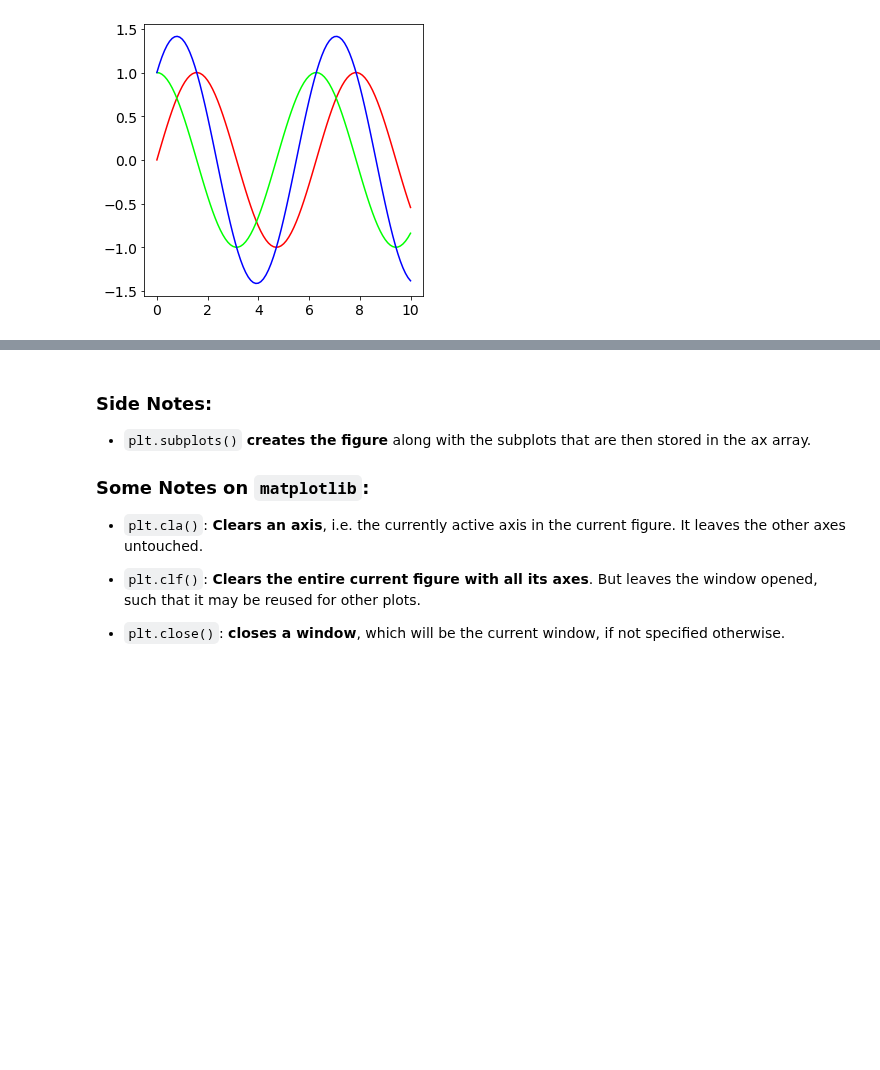
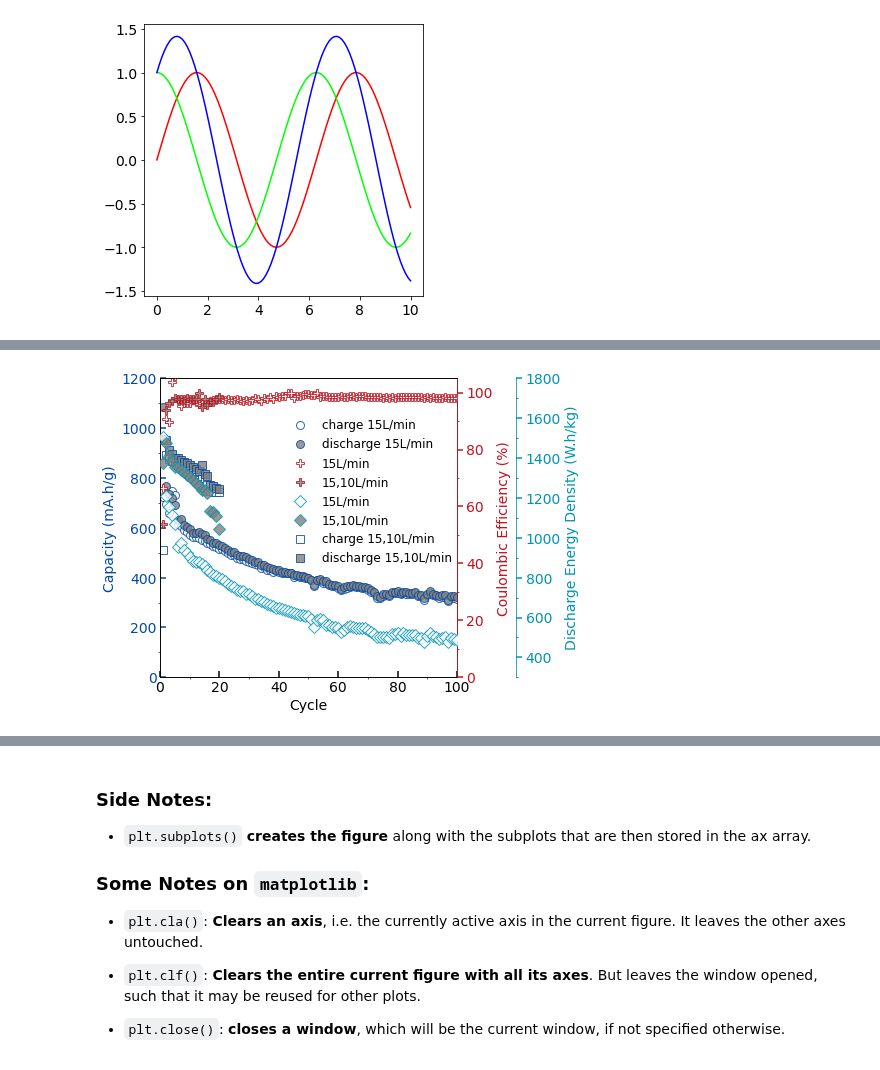
Before and after one commit to DavoodSZ1993/Python_Tutorial, a Jupyter notebook: 1_matplotlib_plots.ipynb, the cells around one changed output, grey strips where cells are left out. Drawn from its saved outputs; the diff is of its cells as text; code cells hidden in the pictures; blank space fills up the shorter version.

```diff
--- a/1_matplotlib_plots.ipynb
+++ b/1_matplotlib_plots.ipynb
@@ -510,15 +510,15 @@ The most popular are Hex color codes; three byte hexadecimal numbers (meaning th
 # %%
 colors = ['#ff0000', '#00ff00', '#0000ff']
 
-x = np.arange(0, 10.1, 0.1)
-y1 = np.sin(x)
-y2 = np.cos(x)
-y3 = np.add(y1, y2)
+xx = np.arange(0, 10.1, 0.1)
+yy1 = np.sin(xx)
+yy2 = np.cos(xx)
+yy3 = np.add(yy1, yy2)
 
 fig = plt.figure(1, figsize=(5, 5))
-plt.plot(x, y1, c=colors[0])
-plt.plot(x, y2, c=colors[1])
-plt.plot(x, y3, c=colors[2])
+plt.plot(xx, yy1, c=colors[0])
+plt.plot(xx, yy2, c=colors[1])
+plt.plot(xx, yy3, c=colors[2])
 # %% [output]
 [<matplotlib.lines.Line2D at 0x...>]
 [figure]
@@ -525,2 +527,8 @@ plt.plot(x, y3, c=colors[2])
 # %%
 colors = ['#c3121e', '#0348a1', '#ffb01c', '#027608', '#0193b0', '#9c5300', '#949c01', '#7104b5']
+
+def make_patch_spines_invisible(ax):
+    ax.set_frame_on(True)
+    ax.patch.set_visible(False)
+    for sp in ax.spines.values():
+        sp.set_visible(False)
@@ -529,0 +535,68 @@ colors = ['#c3121e', '#0348a1', '#ffb01c', '#027608', '#0193b0', '#9c5300', '#94
+# %%
+fig, host = plt.subplots(figsize=(5, 5.5))
+fig.subplots_adjust(right=0.95)
+
+par1 = host.twinx()
+
+par2 = host.twinx()
+par2.spines["right"].set_position(("axes", 1.2))
+make_patch_spines_invisible(par2)
+par2.spines["right"].set_visible(True)
+
+p1, = host.plot(x, y1, color=colors[1], marker='o', linestyle='None', mew=1, mfc='w', alpha=.8, markersize=8, label=r'charge 15L/min')
+p4, = host.plot(x, y4, color=colors[1], marker='o', linestyle='None', mew=1, mfc='gray', alpha=.8, markersize=8, label=r'discharge 15L/min')
+p2, = par1.plot(x, y2, color=colors[0], marker='P', linestyle='None', mew=1, mfc='w', alpha=.8, markersize=8, label=r'15L/min')
+p5, = par1.plot(x2, y5, color=colors[0], marker='P', linestyle='None', mew=1, mfc='gray', alpha=.8, markersize=8, label=r'15,10L/min')
+p3, = par2.plot(x, y3, color=colors[4], marker='D', linestyle='None', mew=1, mfc='w', alpha=.8, markersize=8, label=r'15L/min')
+p6, = par2.plot(x2, y6, color=colors[4], marker='D', linestyle='None', mew=1, mfc='gray', alpha=.8, markersize=8, label=r'15,10L/min')
+p7, = host.plot(x2, y7, color=colors[1], marker='s', linestyle='None', mew=1, mfc='w', alpha=.8, markersize=8, label=r'charge 15,10L/min')
+p8, = host.plot(x2, y8, color=colors[1], marker='s', linestyle='None', mew=1, mfc='gray', alpha=.8, markersize=8, label=r'discharge 15,10L/min')
+
+#set axes limits for host, par1, par2
+host.set_xlim(0, 100)
+host.set_ylim(0, 1200)
+par1.set_ylim(0, 105)
+par2.set_ylim(300, 1800)
+
+#set axes labels for host, par1, par2
+host.set_xlabel("Cycle")
+host.set_ylabel(r'Capacity (mA.h/g)')
+par1.set_ylabel(r'Coulombic Efficiency (%)')
+par2.set_ylabel(r'Discharge Energy Density (W.h/kg)')
+
+#set axis label colors for host, par1, par2
+host.yaxis.label.set_color(colors[1])
+par1.yaxis.label.set_color(colors[0])
+par2.yaxis.label.set_color(colors[4])
+
+#define tick parameters for host, par1, par2
+tkw = dict(size=6, width=1.5)
+minorLocatory = MultipleLocator(100)
+minorLocatorx = MultipleLocator(10)
+host.yaxis.set_minor_locator(minorLocatory)
+host.xaxis.set_minor_locator(minorLocatorx)
+
+minorLocatory = MultipleLocator(10)
+par1.yaxis.set_minor_locator(minorLocatory)
+
+minorLocatory = MultipleLocator(100)
+par2.yaxis.set_minor_locator(minorLocatory)
+
+#set colors for host, par1, par2 axes
+host.tick_params(axis='y', colors=colors[1], **tkw)
+par1.tick_params(axis='y', colors=colors[0], **tkw)
+par2.tick_params(axis='y', colors=colors[4], **tkw)
+host.tick_params(direction='in', **tkw)
+par1.spines["right"].set_edgecolor(p2.get_color())
+par2.spines["right"].set_edgecolor(p3.get_color())
+
+lines = [p1, p4, p2, p5, p3, p6, p7, p8]
+
+host.legend(lines, [l.get_label() for l in lines],fontsize=12, frameon=False,loc=1, bbox_to_anchor=(1.02,0.9))
+
+# plt.savefig('data_for_exercises/plotting/multiple_axes.eps', dpi=300, bbox_inches='tight')
+# plt.savefig('data_for_exercises/plotting/multiple_axes.png', dpi=300, bbox_inches='tight')
+
+plt.show()
+# %% [output]
+[figure, added]
```
Also changed, not shown: parts of 6 cells of this notebook.
